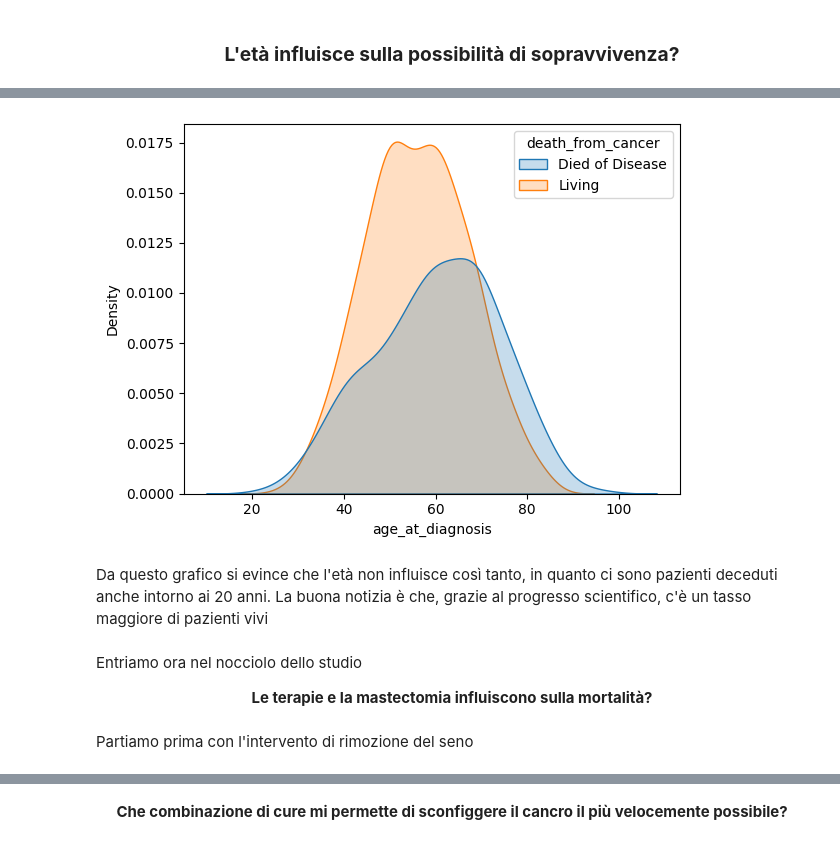
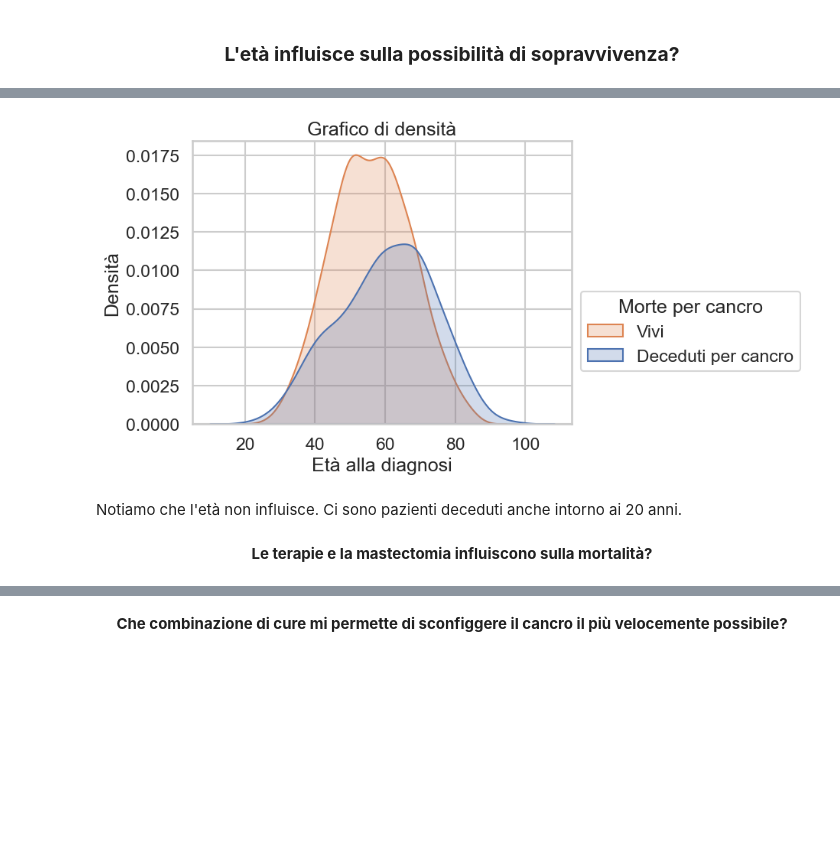
Before and after one commit to Dishinkan/Data-Science-Project, a Jupyter notebook: Data Science Project/Presentation.ipynb, the cells around one changed output, grey strips where cells are left out. Cells and saved outputs as stored; diff of their text form; code cells hidden in the pictures; blank space fills up the shorter version.

```diff
--- a/Data Science Project/Presentation.ipynb
+++ b/Data Science Project/Presentation.ipynb
@@ -297,3 +66,6 @@ lista_terapie.pop(7)
 | 1063 | 67.46 | 48.53 | Died of Disease | 25.0 | (1, 1, 0) | chemio + ormone | ... |
 | 1064 | 85.49 | 132.03 | Died of Disease | 22.0 | (0, 1, 1) | radio + ormone | ... |
 1065 rows × 7 columns
+# %%
+sns.set(font_scale = 2, style='whitegrid')
+sns.set_context("talk")
@@ -335,16 +170,16 @@ Nel dettaglio, possiamo differenziare i pazienti tra vivi e deceduti.
 # %%
-sns.kdeplot(df_nuovo, x=df_nuovo.columns[0], hue="death_from_cancer", fill=True)
+c = sns.kdeplot(df_nuovo, x=df_nuovo.columns[0], hue="death_from_cancer", fill=True)
+plt.title(f'Grafico di densità')
+plt.legend(title="Morte per cancro", labels=['Vivi', 'Deceduti per cancro'], bbox_to_anchor=(1, 0.5))
+c.set_xlabel('Età alla diagnosi')
+c.set_ylabel('Densità')
 plt.show()
 # %% [output]
-[figure, old version]
+[figure, new version]
 # %% [markdown]
-Da questo grafico si evince che l'età non influisce così tanto, in quanto ci sono pazienti deceduti anche intorno ai 20 anni.</br>
-La buona notizia è che, grazie al progresso scientifico, c'è un tasso maggiore di pazienti vivi
+Notiamo che l'età non influisce. Ci sono pazienti deceduti anche intorno ai 20 anni.
 # %% [markdown]
-Entriamo ora nel nocciolo dello studio</br>
 <center><b>Le terapie e la mastectomia influiscono sulla mortalità?</b></center>
-# %% [markdown]
-Partiamo prima con l'intervento di rimozione del seno
 # %%
 tasso_mortalità = []
 n = []
```
Also changed, not shown: parts of 49 cells of this notebook, 1 other file.
